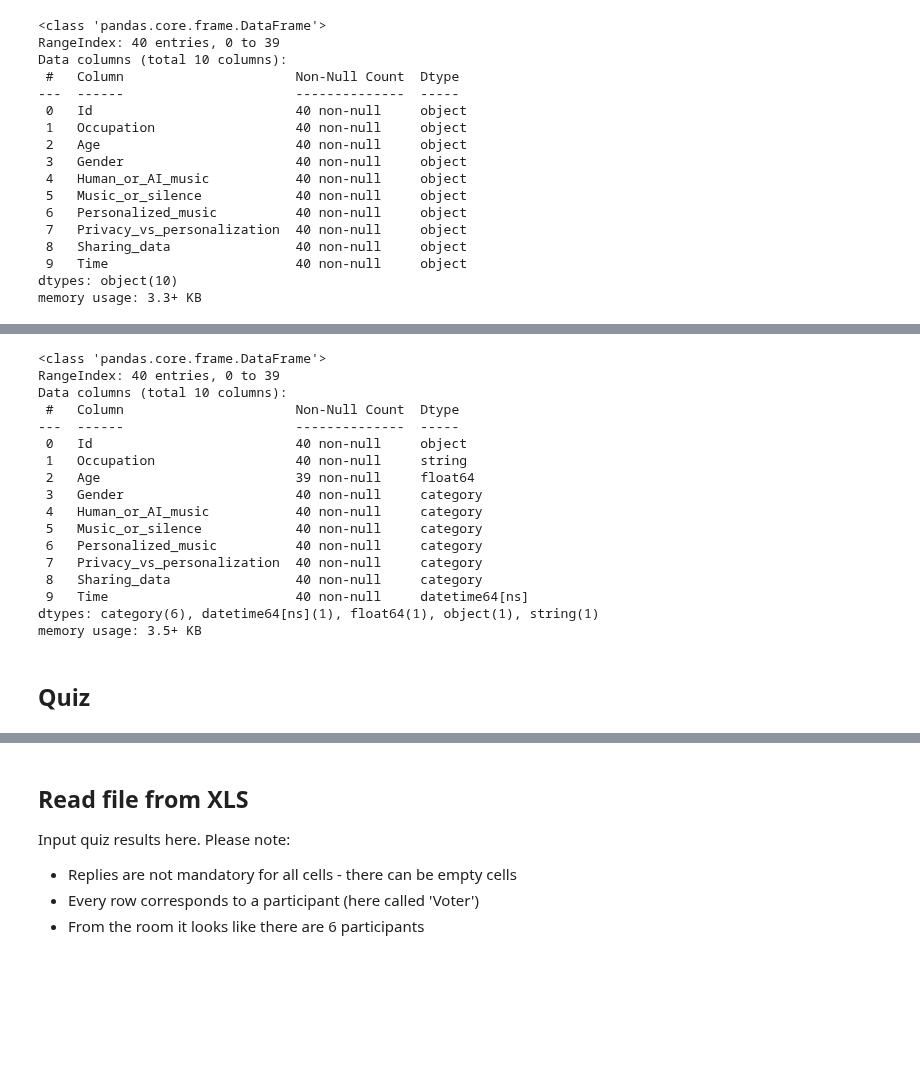
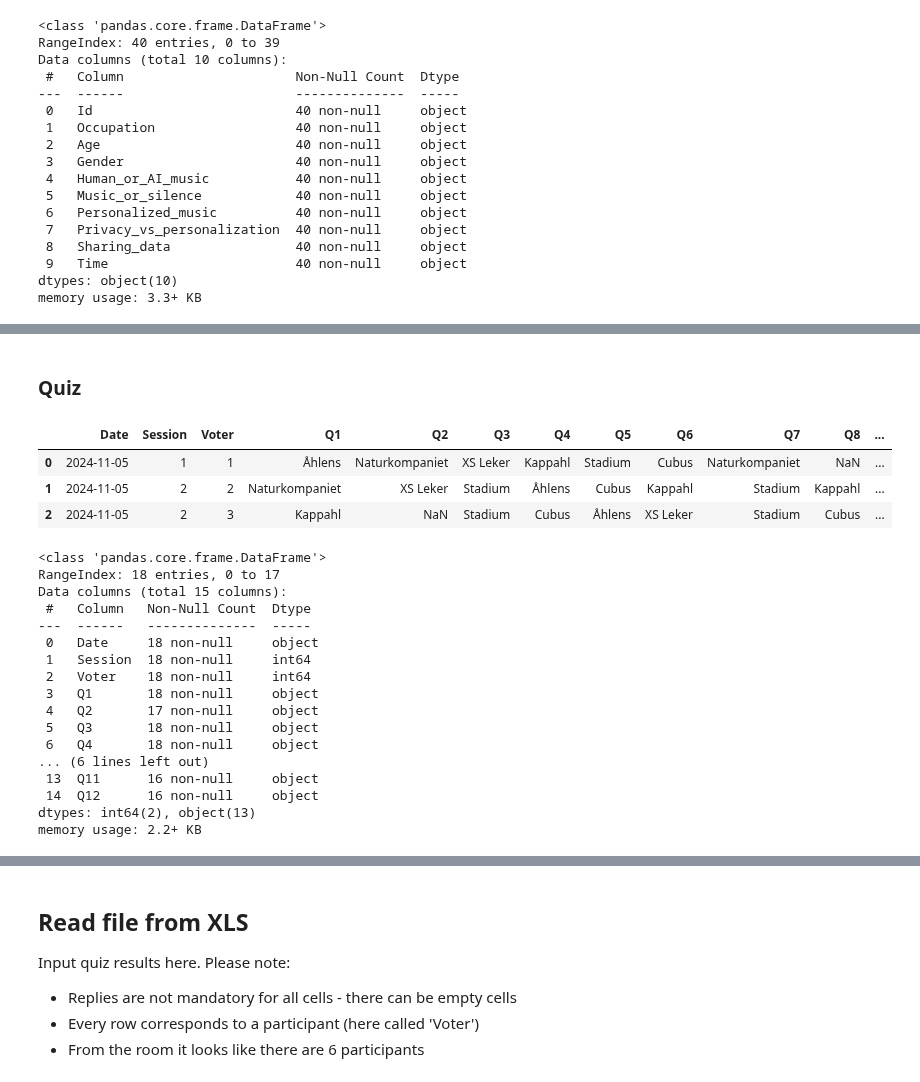
Before and after one commit to emmenru/Music-AI-workshop, a Jupyter notebook: AI-music-workshop.ipynb, the cells around one changed output, grey strips where cells are left out. Drawn from its saved outputs; the diff is of its cells as text; code cells hidden in the pictures; blank space fills up the shorter version.

Commit message:
Refactor Data cleaning part

```diff
--- a/AI-music-workshop.ipynb
+++ b/AI-music-workshop.ipynb
@@ -273,31 +278,32 @@ memory usage: 3.1+ KB
-# %%
-# Convert into ordinal data
-for column, categories in ordinal_columns.items():
-    if column in df_survey.columns:
-        # Convert the column to a categorical type with the specified categories
-        df_survey[column] = pd.Categorical(df_survey[column], categories=categories, ordered=True)
-
-df_survey.info()
-# %% [output]
-<class 'pandas.core.frame.DataFrame'>
-RangeIndex: 40 entries, 0 to 39
-Data columns (total 10 columns):
- #   Column                      Non-Null Count  Dtype
----  ------                      --------------  -----
- 0   Id                          40 non-null     object
- 1   Occupation                  40 non-null     string
- 2   Age                         39 non-null     float64
- 3   Gender                      40 non-null     category
- 4   Human_or_AI_music           40 non-null     category
- 5   Music_or_silence            40 non-null     category
- 6   Personalized_music          40 non-null     category
- 7   Privacy_vs_personalization  40 non-null     category
- 8   Sharing_data                40 non-null     category
- 9   Time                        40 non-null     datetime64[ns]
-dtypes: category(6), datetime64[ns](1), float64(1), object(1), string(1)
-memory usage: 3.5+ KB
 # %% [markdown]
-## Quiz
+### Quiz
 # %%
-# Some missing data, but for now I think we can just keep the rows like this
-# Depends on which analysis that will be used later ofc
+# Rename columns from the 3rd column onward to 'Q1' to 'Q12'
+new_column_names = {df_quiz.columns[i]: f"Q{i - 2}" for i in range(3, 15)}
+df_quiz.rename(columns=new_column_names, inplace=True)
+df_quiz.head(3)
+# %% [output]
+|  | Date | Session | Voter | Q1 | Q2 | Q3 | Q4 | Q5 | Q6 | Q7 | Q8 | ... |
+| 0 | 2024-11-05 | 1 | 1 | Åhlens | Naturkompaniet | XS Leker | Kappahl | Stadium | Cubus | Naturkompaniet | NaN | ... |
+| 1 | 2024-11-05 | 2 | 2 | Naturkompaniet | XS Leker | Stadium | Åhlens | Cubus | Kappahl | Stadium | Kappahl | ... |
+| 2 | 2024-11-05 | 2 | 3 | Kappahl | NaN | Stadium | Cubus | Åhlens | XS Leker | Stadium | Cubus | ... |
+# %%
+df_quiz.info()
+# %% [output]
+<class 'pandas.core.frame.DataFrame'>
+RangeIndex: 18 entries, 0 to 17
+Data columns (total 15 columns):
+ #   Column   Non-Null Count  Dtype
+---  ------   --------------  -----
+ 0   Date     18 non-null     object
+ 1   Session  18 non-null     int64
+ 2   Voter    18 non-null     int64
+ 3   Q1       18 non-null     object
+ 4   Q2       17 non-null     object
+ 5   Q3       18 non-null     object
+ 6   Q4       18 non-null     object
+... (6 lines left out)
+ 13  Q11      16 non-null     object
+ 14  Q12      16 non-null     object
+dtypes: int64(2), object(13)
+memory usage: 2.2+ KB
```
Also changed, not shown: parts of 11 cells of this notebook, 1 other file.
